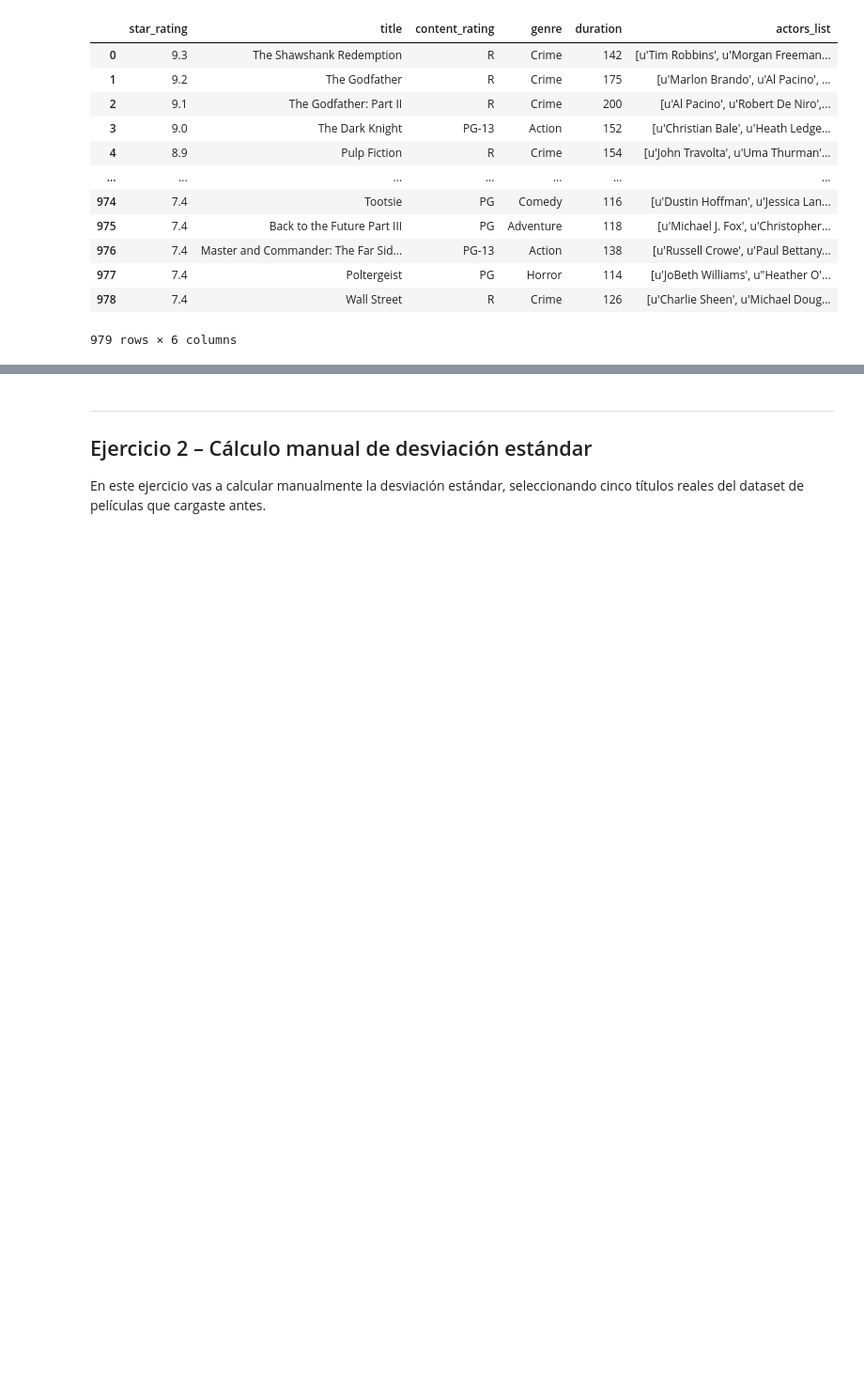
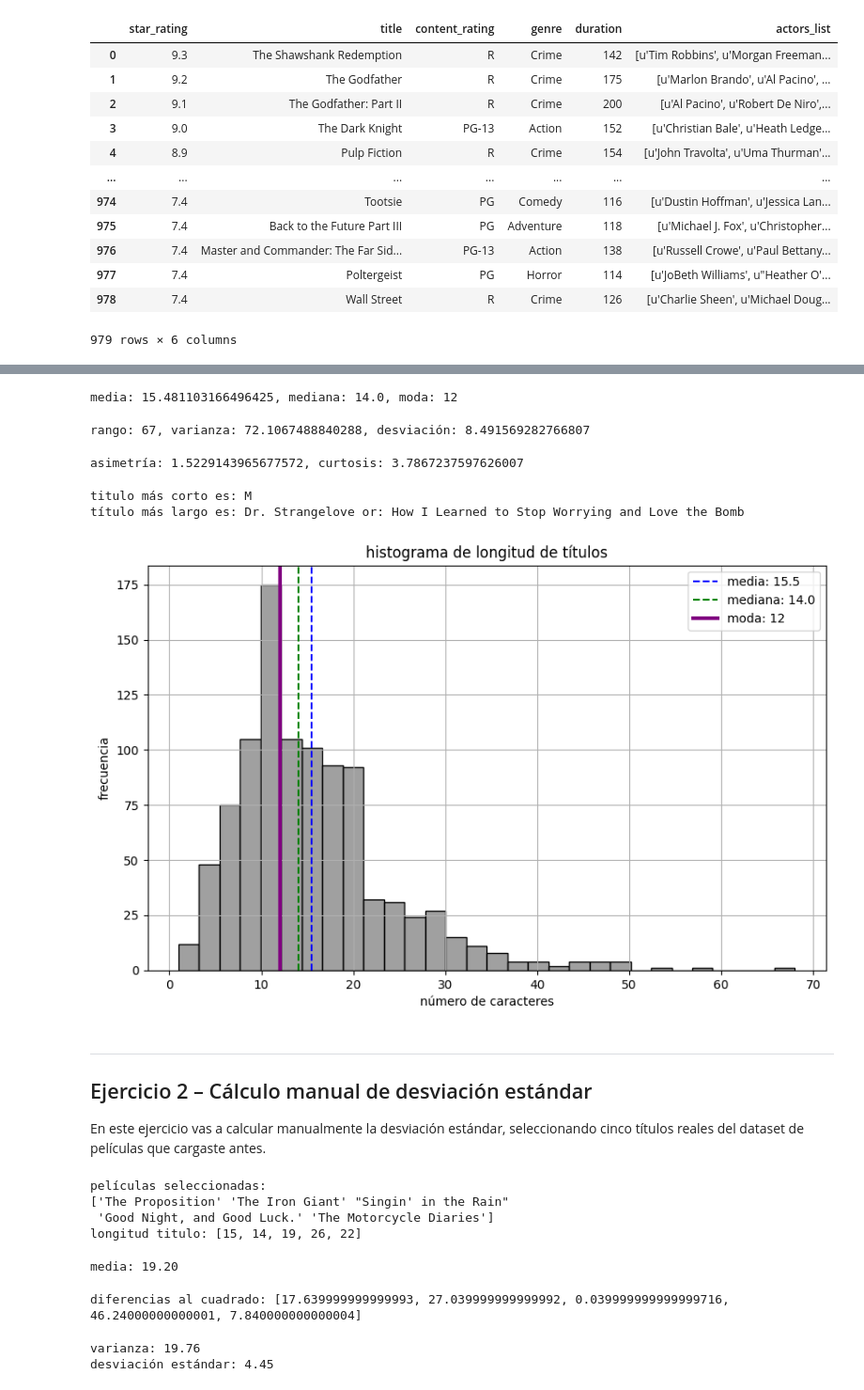
Before and after one commit to wer1ix/descriptive-statistics-exercises-project-with-python, a Jupyter notebook: notebook/problems.es.ipynb, the cells around one changed output, grey strips where cells are left out. Shown at 94% size. Saved outputs shown, nothing was run; the diff lists cells and outputs as text; code cells hidden in the pictures; blank space fills up the shorter version.

```diff
--- a/notebook/problems.es.ipynb
+++ b/notebook/problems.es.ipynb
@@ -37,3 +37,5 @@ df
 979 rows × 6 columns
 # %%
 # Crea una nueva columna llamada 'title_length' con la longitud (número de caracteres) de cada título
+df['title_length'] = df['title'].str.len()
+df.head()
@@ -40,13 +49,60 @@ df
 # %%
 # Calcula media, mediana y moda de la columna 'title_length'
+media = df['title_length'].mean()
+mediana = df['title_length'].median()
+moda = df['title_length'].mode()[0]
+
+print(f"media: {media}, mediana: {mediana}, moda: {moda}")
+# %% [output]
+media: 15.481103166496425, mediana: 14.0, moda: 12
 # %%
 # Calcula el rango, la varianza y la desviación estándar de 'title_length'
+rango = df['title_length'].max() - df['title_length'].min()
+varianza = df['title_length'].var()
+desviacion = df['title_length'].std()
+
+print(f"rango: {rango}, varianza: {varianza}, desviación: {desviacion}")
+# %% [output]
+rango: 67, varianza: 72.1067488840288, desviación: 8.491569282766807
 # %%
 # Calcula asimetría y curtosis de la columna 'title_length'
+from scipy import stats
+
+asimetria = stats.skew(df['title_length'])
+curtosis = stats.kurtosis(df['title_length'])
+
+print(f"asimetría: {asimetria}, curtosis: {curtosis}")
+# %% [output]
+asimetría: 1.5229143965677572, curtosis: 3.7867237597626007
 # %%
 # Imprime el título más corto y el título más largo según su longitud
+titulo_mas_corto = df.loc[df['title_length'].idxmin()]['title']
+titulo_mas_largo = df.loc[df['title_length'].idxmax()]['title']
+
+print(f"titulo más corto es: {titulo_mas_corto}")
+print(f"título más largo es: {titulo_mas_largo}")
+# %% [output]
+titulo más corto es: M
+título más largo es: Dr. Strangelove or: How I Learned to Stop Worrying and Love the Bomb
 # %%
 # grafica tus resultados
+import seaborn as sns
+
+plt.figure(figsize=(10, 6))
+# histograma
+sns.histplot(df['title_length'], bins=30, color='gray')
+# lineas sobre x
+plt.axvline(media, color='blue', linestyle='--', label=f'media: {media:.1f}')
+plt.axvline(mediana, color='green', linestyle='--', label=f'mediana: {mediana}')
+plt.axvline(moda, color='purple', linestyle='-', linewidth='3', label=f'moda: {moda}')
+plt.title("histograma de longitud de títulos")
+plt.xlabel("número de caracteres")
+plt.ylabel("frecuencia")
+plt.legend()
+plt.grid(True)
+plt.show()
+# %% [output]
+[figure, added]
 # %% [markdown]
 ---
 
@@ -55,9 +111,36 @@ df
 En este ejercicio vas a calcular manualmente la desviación estándar, seleccionando cinco títulos reales del dataset de películas que cargaste antes.
 # %%
 # Crea una lista con 5 valores reales de df['title_length'], por ejemplo: [10, 13, 14, 18, 22]
+muestras = df['title'].sample(5)
+long_titulo = muestras.str.len().tolist()
+
+print("películas seleccionadas:")
+print(muestras.values)
+print("longitud titulo:", long_titulo)
+# %% [output]
+películas seleccionadas:
+['The Proposition' 'The Iron Giant' "Singin' in the Rain"
+ 'Good Night, and Good Luck.' 'The Motorcycle Diaries']
+longitud titulo: [15, 14, 19, 26, 22]
 # %%
 # Calcula la media de los 5 valores
+media = sum(long_titulo) / len(long_titulo)
+print(f"media: {media:.2f}")
+# %% [output]
+media: 19.20
 # %%
 # Calcula las diferencias al cuadrado con respecto a la media
+diferencias_cuadrado = [(x - media) ** 2 for x in long_titulo]
+print("diferencias al cuadrado:", diferencias_cuadrado)
+# %% [output]
+diferencias al cuadrado: [17.639999999999993, 27.039999999999992, 0.039999999999999716, 46.24000000000001, 7.840000000000004]
 # %%
 # Calcula la varianza (promedio de las diferencias al cuadrado) y su raíz cuadrada para obtener la desviación
+varianza = sum(diferencias_cuadrado) / len(long_titulo)
+desviacion_estandar = varianza ** 0.5
+
+print(f"varianza: {varianza:.2f}")
+print(f"desviación estándar: {desviacion_estandar:.2f}")
+# %% [output]
+varianza: 19.76
+desviación estándar: 4.45
```
Also changed, not shown: parts of 1 cell of this notebook.
